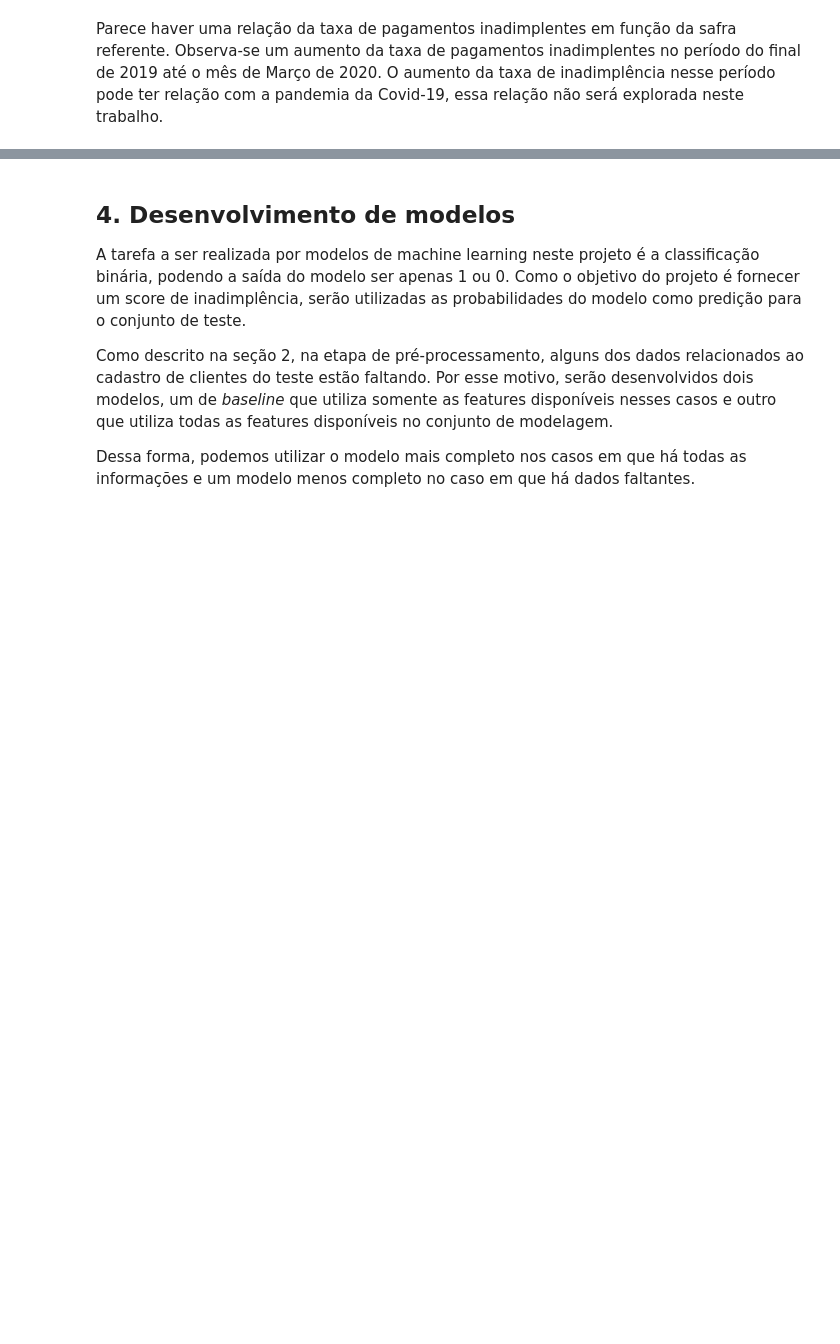
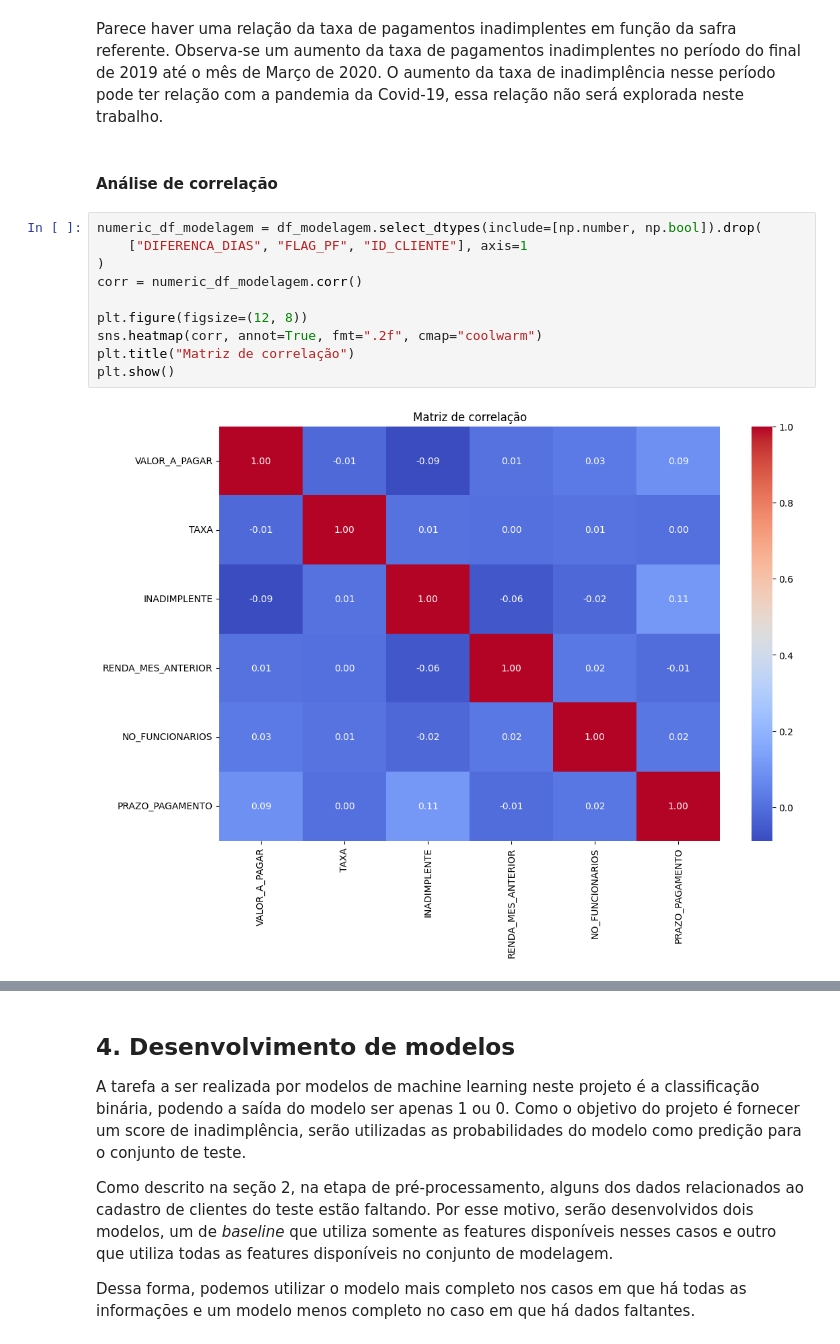
Before and after one commit to gupaulasan/credit-score, a Jupyter notebook: notebooks/credit_score.ipynb, the cells around one changed output, grey strips where cells are left out. Cells and saved outputs as stored; diff of their text form; blank space fills up the shorter version.

```diff
--- a/notebooks/credit_score.ipynb
+++ b/notebooks/credit_score.ipynb
@@ -860,3 +879,17 @@ plt.show()
 [figure]
 # %% [markdown]
 Parece haver uma relação da taxa de pagamentos inadimplentes em função da safra referente. Observa-se um aumento da taxa de pagamentos inadimplentes no período do final de 2019 até o mês de Março de 2020. O aumento da taxa de inadimplência nesse período pode ter relação com a pandemia da Covid-19, essa relação não será explorada neste trabalho.
+# %% [markdown]
+#### Análise de correlação
+# %%
+numeric_df_modelagem = df_modelagem.select_dtypes(include=[np.number, np.bool]).drop(
+    ["DIFERENCA_DIAS", "FLAG_PF", "ID_CLIENTE"], axis=1
+)
+corr = numeric_df_modelagem.corr()
+
+plt.figure(figsize=(12, 8))
+sns.heatmap(corr, annot=True, fmt=".2f", cmap="coolwarm")
+plt.title("Matriz de correlação")
+plt.show()
+# %% [output]
+[figure, added]
```
Also changed, not shown: parts of 56 cells of this notebook.
